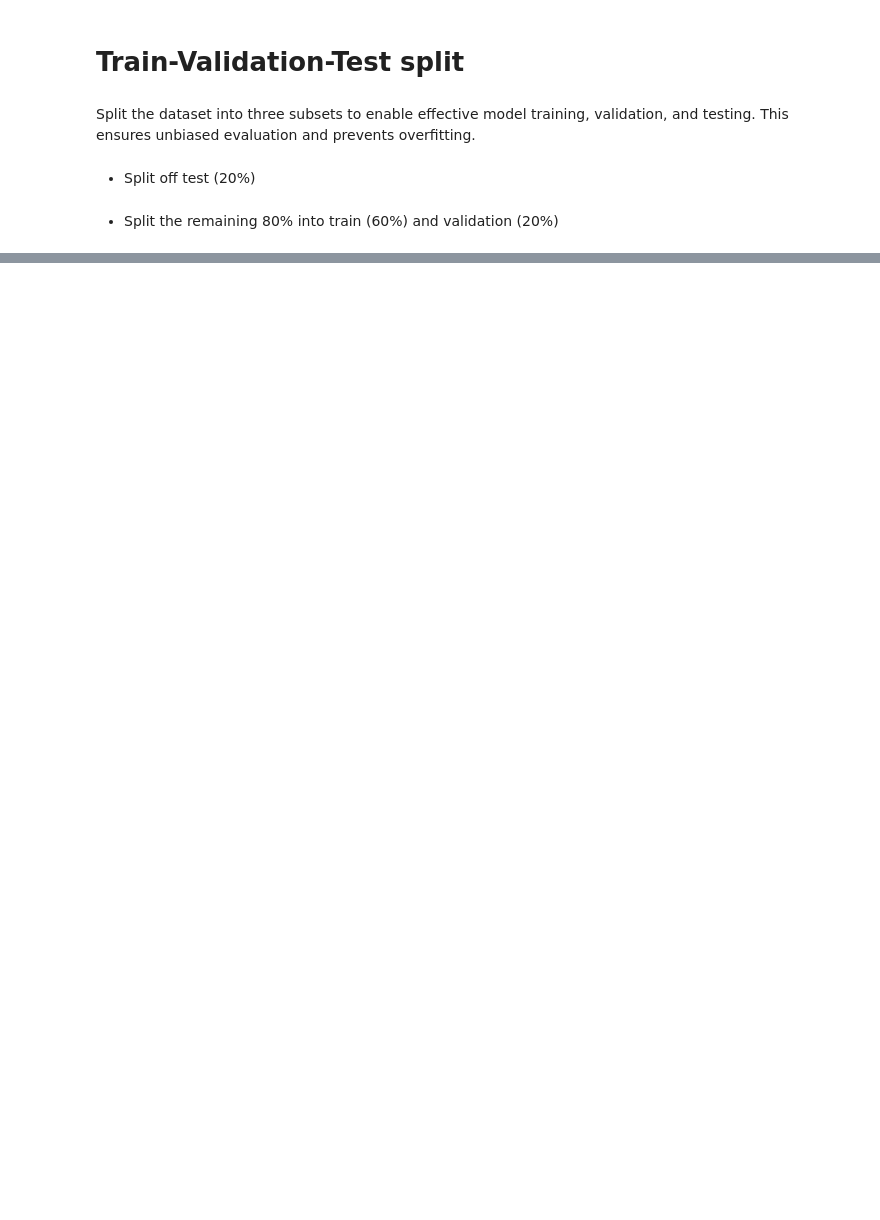
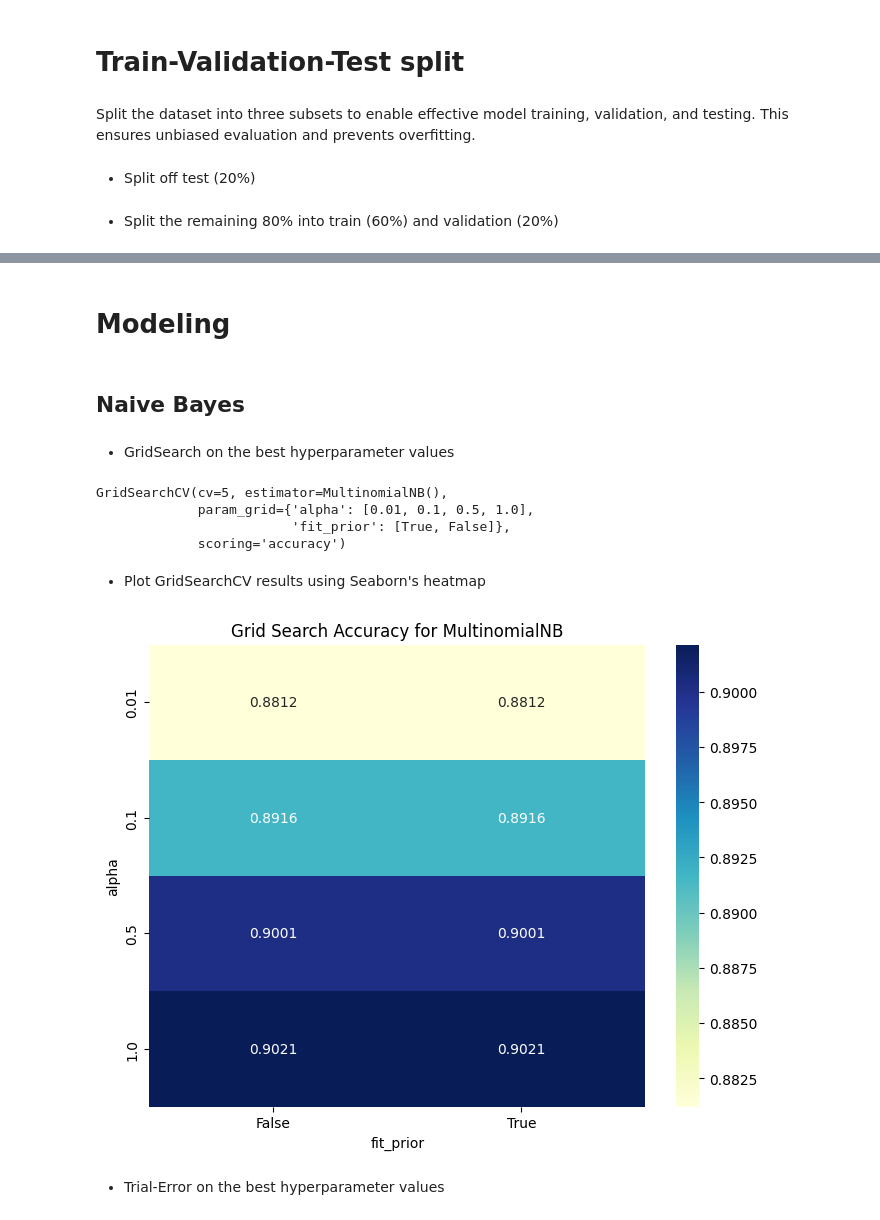
Before and after one commit to NLP-Verse/News-Group-Classification, a Jupyter notebook: notebooks/main.ipynb, the cells around one changed output, grey strips where cells are left out. Saved outputs shown, nothing was run; the diff lists cells and outputs as text; code cells hidden in the pictures; blank space fills up the shorter version.

Commit message:
Added Naive Bayes And Random Forest Models.

```diff
--- a/notebooks/main.ipynb
+++ b/notebooks/main.ipynb
@@ -399,0 +390,39 @@ Test   → X_test:  (4000, 111908),   y_test:  (4000,)
+# %% [markdown]
+# Modeling
+# %% [markdown]
+## Naive Bayes
+# %% [markdown]
+* GridSearch on the best hyperparameter values
+# %%
+hyper_parameters_naive = {
+    'alpha': [0.01, 0.1, 0.5, 1.0],
+    'fit_prior': [True, False]
+}
+
+naive_model = GridSearchCV(MultinomialNB(), hyper_parameters_naive, cv=5, scoring='accuracy')
+naive_model.fit(X_train, y_train)
+# %% [output]
+GridSearchCV(cv=5, estimator=MultinomialNB(),
+             param_grid={'alpha': [0.01, 0.1, 0.5, 1.0],
+                         'fit_prior': [True, False]},
+             scoring='accuracy')
+# %% [markdown]
+* Plot GridSearchCV results using Seaborn's heatmap
+# %%
+# Convert to DataFrame
+results_df = pd.DataFrame(naive_model.cv_results_)
+
+# Create a pivot table for plotting
+pivot_table = results_df.pivot(index='param_alpha', columns='param_fit_prior', values='mean_test_score')
+
+# Plot heatmap
+plt.figure(figsize=(8, 6))
+sns.heatmap(pivot_table, annot=True, fmt=".4f", cmap="YlGnBu")
+plt.title("Grid Search Accuracy for MultinomialNB")
+plt.xlabel("fit_prior")
+plt.ylabel("alpha")
+plt.show()
+# %% [output]
+[figure, added]
+# %% [markdown]
+* Trial-Error on the best hyperparameter values
```
Also changed, not shown: parts of 33 cells of this notebook.
